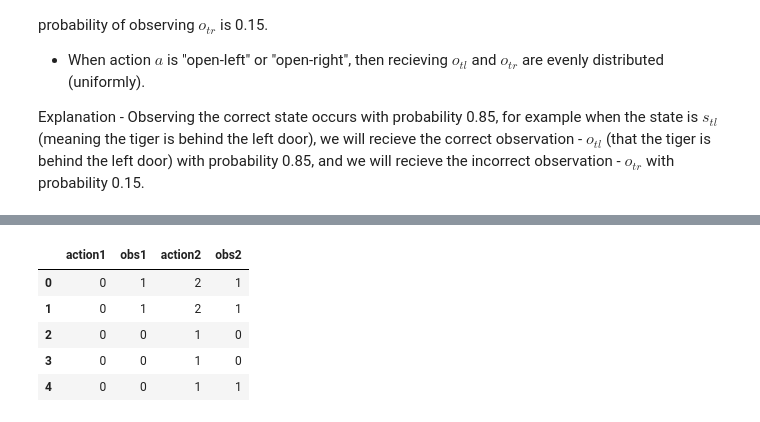
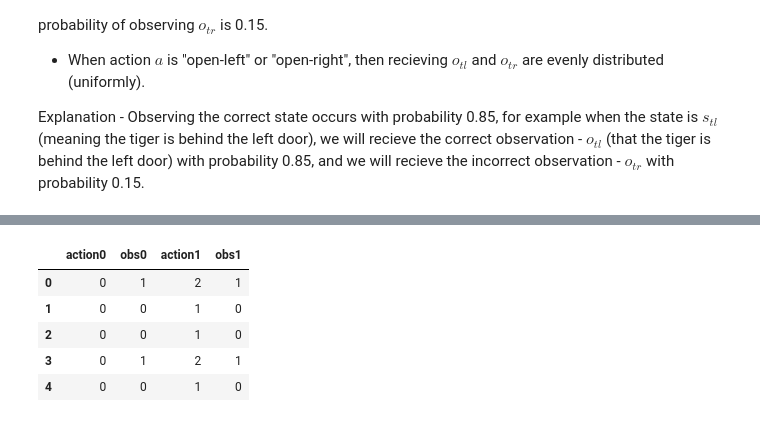
Before and after one commit to ibenatar-96/tiger-pomdp-mplr, a Jupyter notebook: tiger_pomdp_mplr.ipynb, the cells around one changed output, grey strips where cells are left out. Cells and saved outputs as stored; diff of their text form; code cells hidden in the pictures.

```diff
--- a/tiger_pomdp_mplr.ipynb
+++ b/tiger_pomdp_mplr.ipynb
@@ -174,0 +179,3 @@ data.head()
+# %%
+num_samples=20
+observations = gen_obs(num_samples=num_samples, mode='first')
@@ -174,0 +191,18 @@ data.head()
+# %%
+def transform_df(observations):
+    data = []
+    columns = []
+    max_length = max(len(episode) for episode in observations)
+    for i in range(max_length):
+        columns.append(f'action{i}')
+        columns.append(f'obs{i}')
+    for episode in observations:
+        row = {}
+        for i, (a, o) in enumerate(episode):
+            row[f'action{i}'], row[f'obs{i}'] = a, o
+        data.append(row)
+    return pd.DataFrame(data, columns=columns)
+
+
+data = transform_df(observations)
+data.head()
@@ -175,25 +264,25 @@ data.head()
 # %%
 # Now lets preprocess the data and turn it into numeric values, so we can work with numpyro.
 
-actions = ["listen", "open-left", "open-right"] # listen = 0, open-left = 1, open-right = 2
-observations = ["tiger-left", "tiger-right"] # tiger-left = 0, tiger-right = 1
-
 def preprocess_data(df):
+    actions = ["listen", "open-left", "open-right"] # listen = 0, open-left = 1, open-right = 2
+    observations = ["tiger-left", "tiger-right"] # tiger-left = 0, tiger-right = 1
     action_map = {action: i for i, action in enumerate(actions)}
     obs_map = {obs: i for i, obs in enumerate(observations)}
     df_numeric = df.copy()
-    df_numeric['action1'] = df['action1'].map(action_map)
-    df_numeric['action2'] = df['action2'].map(action_map)
-    df_numeric['obs1'] = df['obs1'].map(obs_map)
-    df_numeric['obs2'] = df['obs2'].map(obs_map)
+    for col in df.columns:
+        if col.startswith('action'):
+            df_numeric[col] = df[col].map(action_map)
+        elif col.startswith('obs'):
+            df_numeric[col] = df[col].map(obs_map)
     return df_numeric
 
-data = preprocess_data(data)
-data.head()
+data_numeric = preprocess_data(data)
+data_numeric.head()
 # %% [output]
-|  | action1 | obs1 | action2 | obs2 |
+|  | action0 | obs0 | action1 | obs1 |
 | 0 | 0 | 1 | 2 | 1 |
-| 1 | 0 | 1 | 2 | 1 |
+| 1 | 0 | 0 | 1 | 0 |
 | 2 | 0 | 0 | 1 | 0 |
-| 3 | 0 | 0 | 1 | 0 |
-| 4 | 0 | 0 | 1 | 1 |
+| 3 | 0 | 1 | 2 | 1 |
+| 4 | 0 | 0 | 1 | 0 |
```
Also changed, not shown: parts of 33 cells of this notebook.
